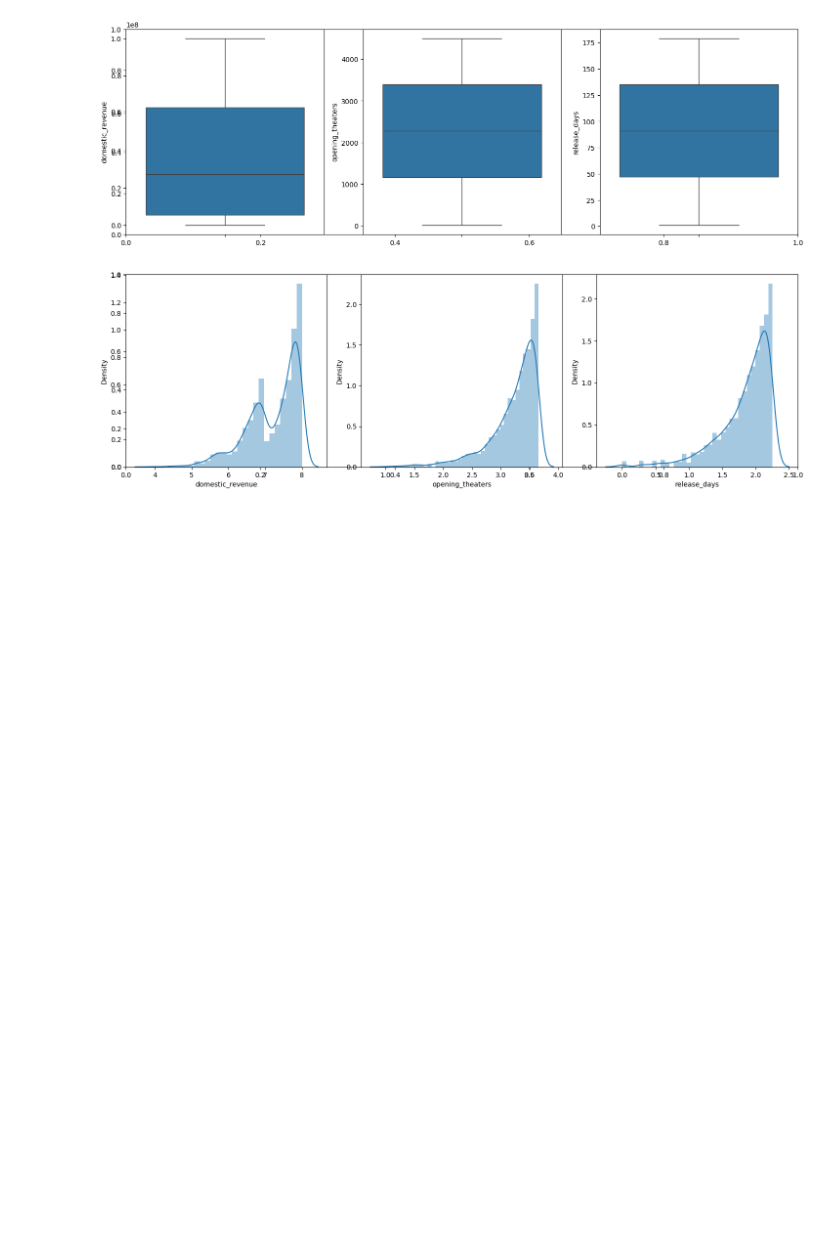
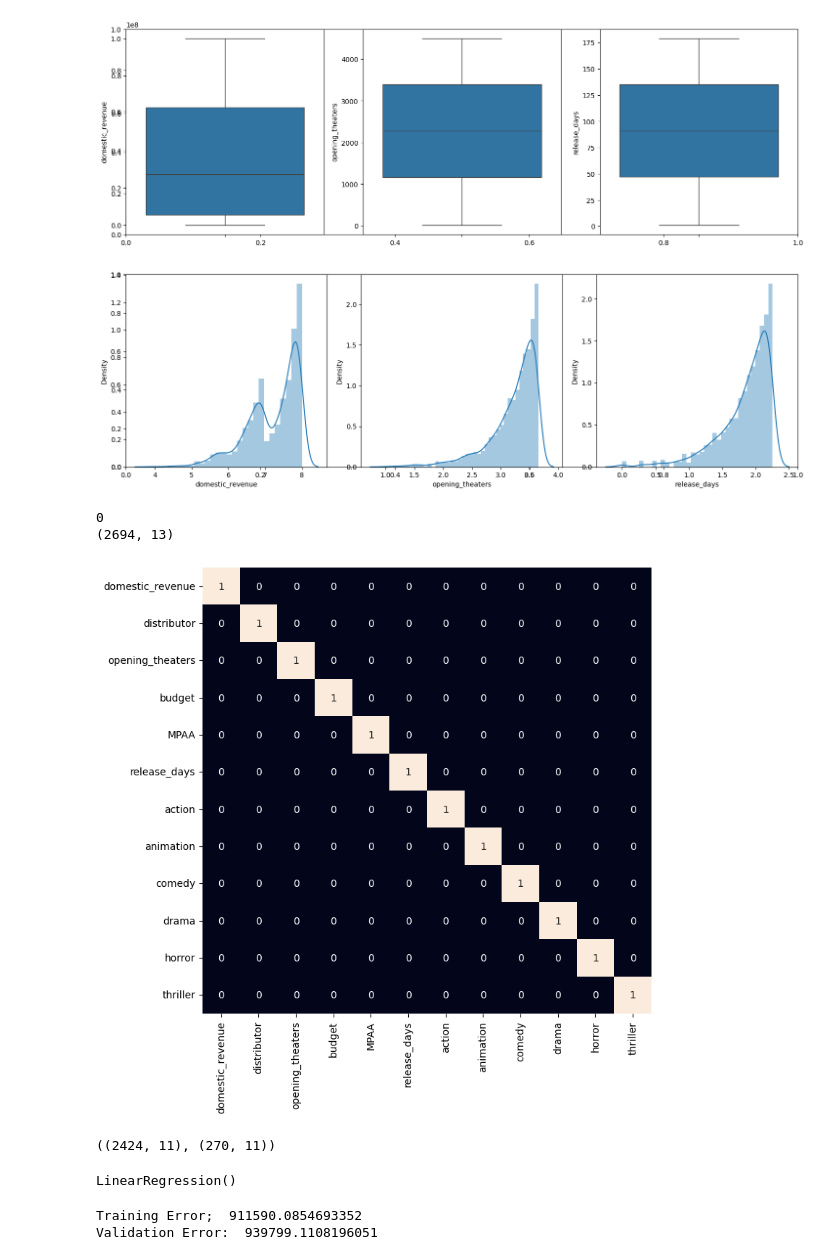
Before and after one commit to nevilleajim/machine_learning_projects, a Jupyter notebook: box_office_revenue.ipynb, the cells around one changed output. Drawn from its saved outputs; the diff is of its cells as text; code cells hidden in the pictures; blank space fills up the shorter version.

Commit message:
model trained and training/validation errors gotten

```diff
--- a/box_office_revenue.ipynb
+++ b/box_office_revenue.ipynb
@@ -143,3 +145,54 @@ plt.tight_layout()
 plt.show()
 # %% [output]
 [figure]
+# %%
+# Convering Movie Genres into Numeric Features
+vectorizer = CountVectorizer()
+vectorizer.fit(df['genres'])
+features = vectorizer.transform(df['genres']).toarray()
+
+genres = vectorizer.get_feature_names_out()
+for i, name in enumerate(genres):
+    df[name] = features[:, i]
+
+df.drop('genres', axis=1, inplace=True)
+# %%
+# Removing Rare Genre Columns with Mostly Zero Values
+removed = 0
+
+if 'action' in df.columns and 'western' in df.columns:
+    for col in df.loc[:, 'action':'western'].columns:
+
+        if(df[col] == 0).mean() > 0.95:
+            removed += 1
+            df.drop(col, axis=1, inplace=True)
+
+print(removed)
+print(df.shape)
+# %% [output]
+0
+(2694, 13)
+# %%
+# Encoding Categorical Columns into Numbers
+for col in ['distributor', 'MPAA']:
+    le = LabelEncoder()
+    df[col] = le.fit_transform(df[col])
+# %%
+# Visualizing Strong correlations between numeric features
+plt.figure(figsize=(8,8))
+sns.heatmap(df.select_dtypes(include=np.number).corr() > 0.8,
+            annot=True,
+            cbar=False)
+plt.show()
+# %% [output]
+[figure, added]
+# %%
+# Preparing Data for Model Training and Validation
+features = df.drop(['title', 'domestic_revenue'], axis=1)
+target = df['domestic_revenue'].values
+
+X_train, X_val, Y_train, Y_val = train_test_split(features, target, test_size=0.1, random_state=22)
+
+X_train.shape, X_val.shape
+# %% [output]
+((2424, 11), (270, 11))
@@ -145,0 +204,15 @@ plt.show()
+# %%
+model = LinearRegression()
+model.fit(X_train, Y_train)
+# %% [output]
+LinearRegression()
+# %%
+train_preds = model.predict(X_train)
+print('Training Error; ', mae(Y_train, train_preds))
+
+val_preds = model.predict(X_val)
+print('Validation Error: ', mae(Y_val, val_preds))
+print()
+# %% [output]
+Training Error;  911590.0854693352
+Validation Error:  939799.1108196051
```
Also changed, not shown: parts of 2 cells of this notebook.
